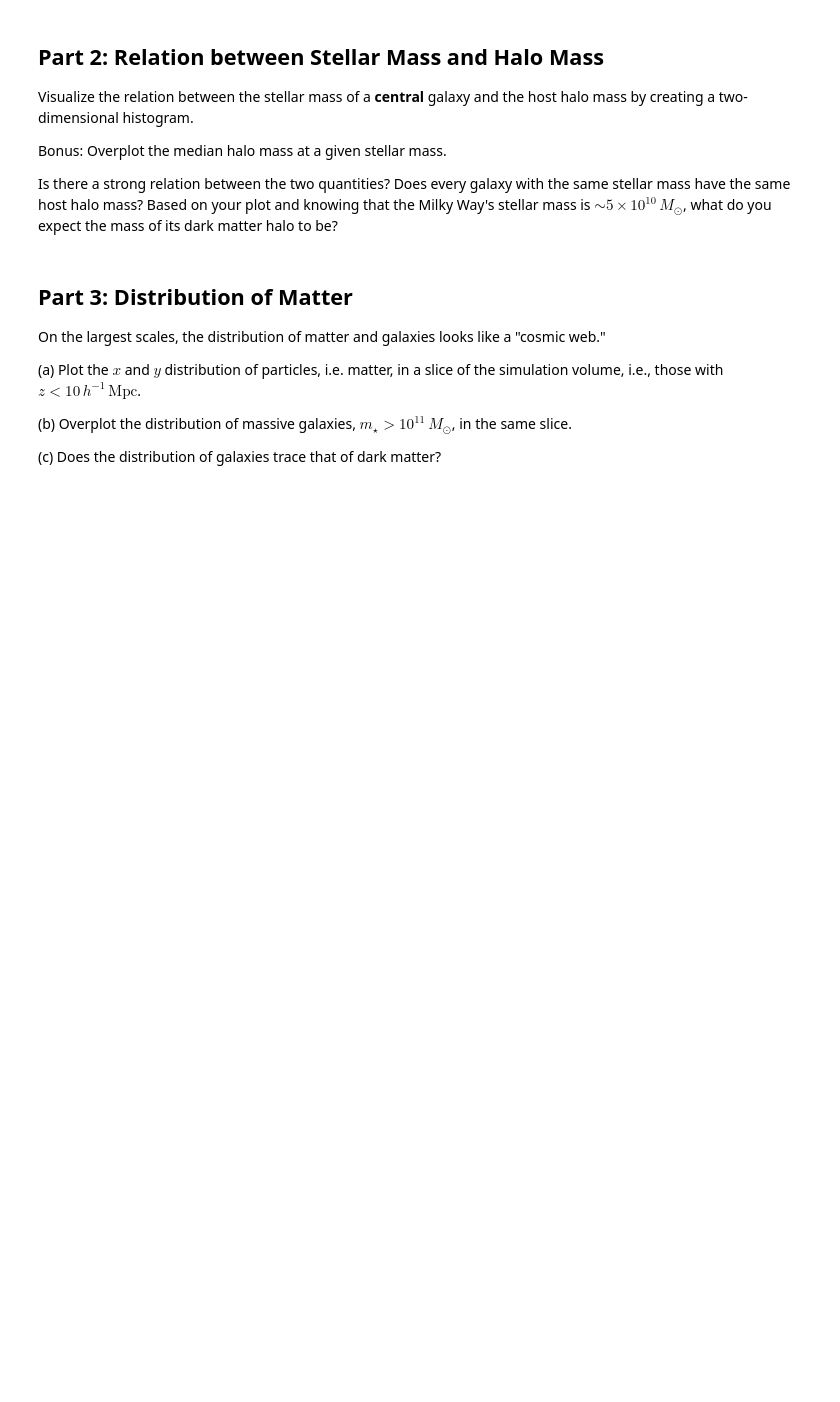
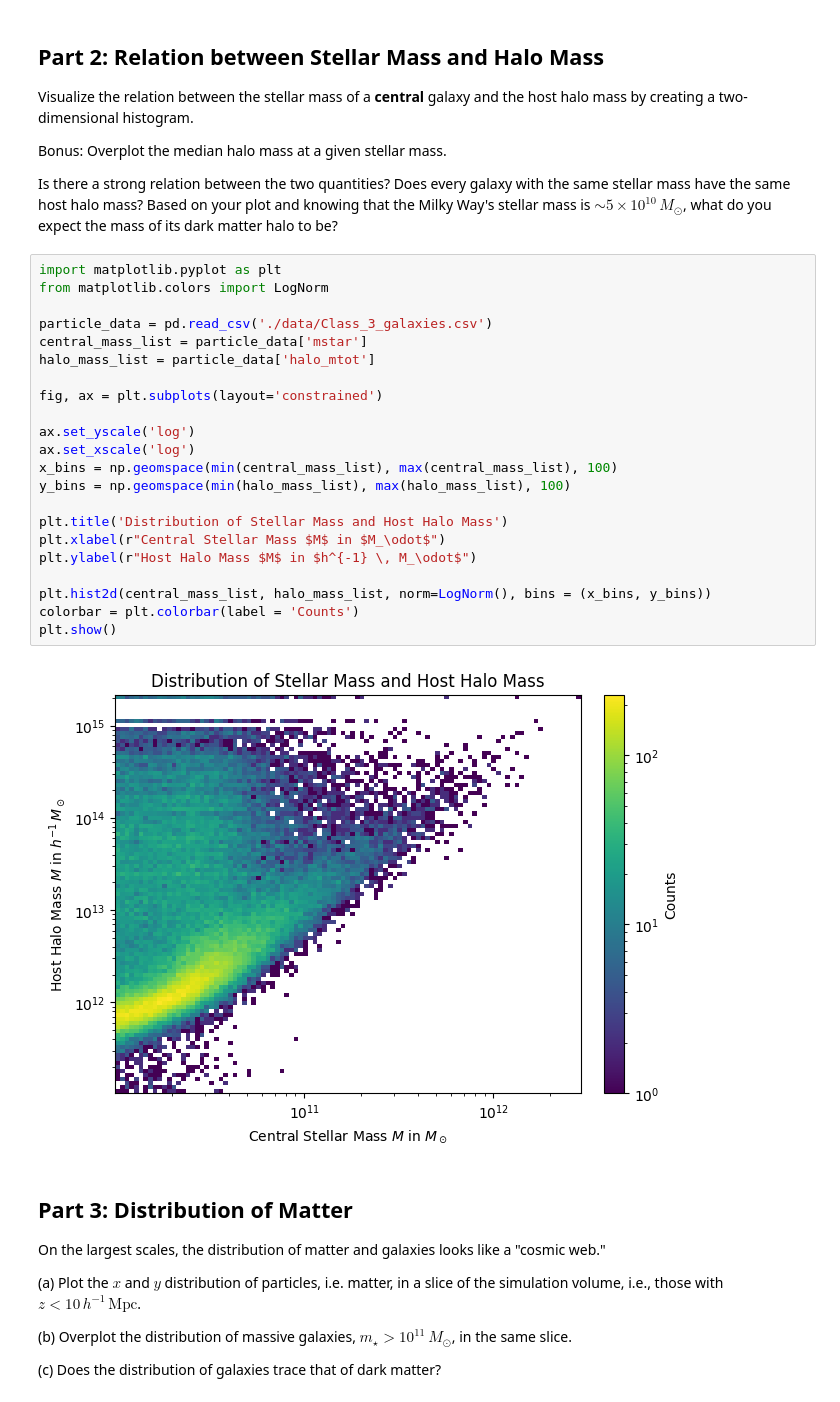
Before and after one commit to queue-h/ISCI-396, a Jupyter notebook: data_visualization/Class_3.ipynb, the cells around one changed output. Saved outputs shown, nothing was run; the diff lists cells and outputs as text; blank space fills up the shorter version.

```diff
--- a/data_visualization/Class_3.ipynb
+++ b/data_visualization/Class_3.ipynb
@@ -228,6 +248,30 @@ Visualize the relation between the stellar mass of a **central** galaxy and the
 Bonus: Overplot the median halo mass at a given stellar mass.
 
 Is there a strong relation between the two quantities? Does every galaxy with the same stellar mass have the same host halo mass? Based on your plot and knowing that the Milky Way's stellar mass is $\sim 5 \times 10^{10} \, M_\odot$, what do you expect the mass of its dark matter halo to be?
+# %%
+import matplotlib.pyplot as plt
+from matplotlib.colors import LogNorm
+
+particle_data = pd.read_csv('./data/Class_3_galaxies.csv')
+central_mass_list = particle_data['mstar']
+halo_mass_list = particle_data['halo_mtot']
+
+fig, ax = plt.subplots(layout='constrained')
+
+ax.set_yscale('log')
+ax.set_xscale('log')
+x_bins = np.geomspace(min(central_mass_list), max(central_mass_list), 100)
+y_bins = np.geomspace(min(halo_mass_list), max(halo_mass_list), 100)
+
+plt.title('Distribution of Stellar Mass and Host Halo Mass')
+plt.xlabel(r"Central Stellar Mass $M$ in $M_\odot$")
+plt.ylabel(r"Host Halo Mass $M$ in $h^{-1} \, M_\odot$")
+
+plt.hist2d(central_mass_list, halo_mass_list, norm=LogNorm(), bins = (x_bins, y_bins))
+colorbar = plt.colorbar(label = 'Counts')
+plt.show()
+# %% [output]
+[figure, added]
 # %% [markdown]
 ## Part 3: Distribution of Matter
 
```
Also changed, not shown: parts of 10 cells of this notebook, 3 other files.
